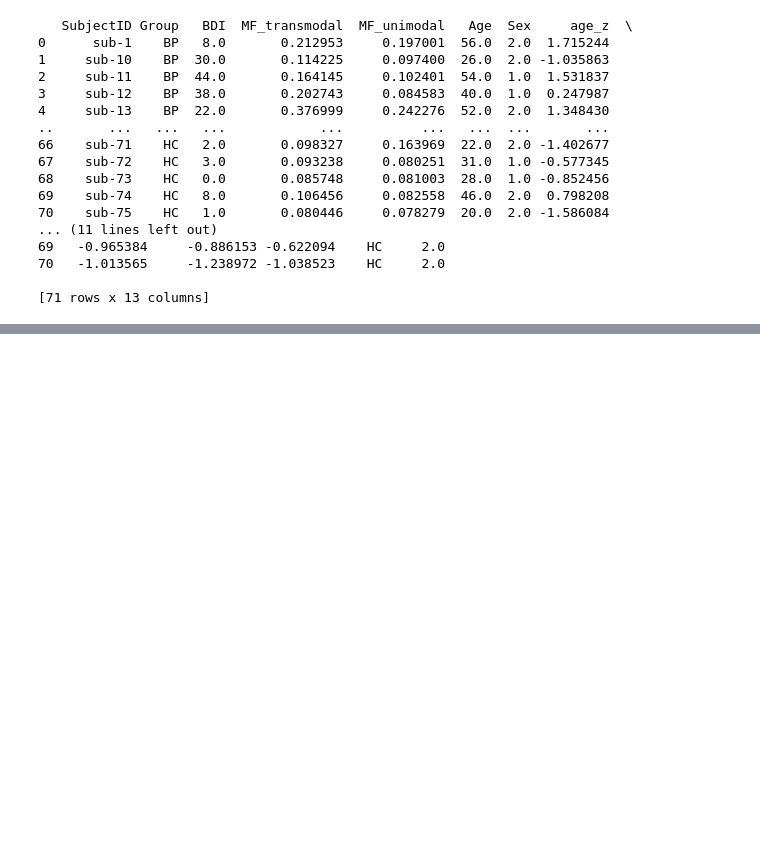
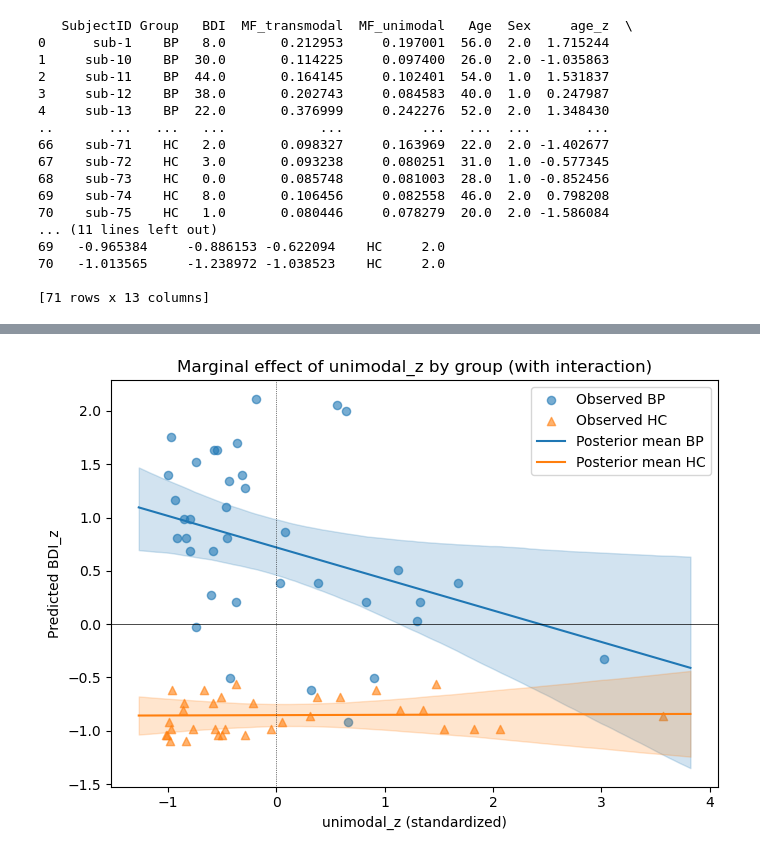
Before and after one commit to kaanka5312/FrequencySliding, a Jupyter notebook: Python/MF.ipynb, the cells around one changed output, grey strips where cells are left out. Cells and saved outputs as stored; diff of their text form; code cells hidden in the pictures; blank space fills up the shorter version.

```diff
--- a/Python/MF.ipynb
+++ b/Python/MF.ipynb
@@ -986,0 +1087,99 @@ After transpose, b_mat shape: (8000, 6)
+# %%
+import numpy as np
+import matplotlib.pyplot as plt
+import arviz as az
+
+# -----------------------------
+# 0. Sanity: inspect dims
+# -----------------------------
+# post_s stacks chain+draw to a single 'sample' dim
+post_s = idata_grp2.posterior.stack(sample=("chain","draw"))
+alpha_da = post_s["alpha"]  # dims: ('group', 'sample')
+alpha_da = alpha_da.transpose("sample", "group")  # shape: (samples, groups)
+alpha_mat = alpha_da.values  # (samples, 2)
+alpha_BP = alpha_mat[:, 0]
+alpha_HC = alpha_mat[:, 1]
+
+term_idx = {
+    "unimodal_z": 0,
+    "transmodal_z": 1,
+    "age_z": 2,
+    "unimodal_z:group_HC": 3,
+    "sex": 4
+}
+
+# The beta param
+# Extract betas
+b_da = post_s["b"].transpose("sample", "term")  # ensures (sample, term)
+print(b_da)
+b_u   = post_s["b"].sel(term="unimodal_z").values
+b_t   = post_s["b"].sel(term="transmodal_z").values
+b_a   = post_s["b"].sel(term="age_z").values
+b_u_g = post_s["b"].sel(term="unimodal_z:group_HC").values
+b_s   = post_s["b"].sel(term="sex").values
+
+u_obs = dat_bmb["unimodal_z"].to_numpy()
+u_min, u_max = u_obs.min(), u_obs.max()
+u_grid = np.linspace(u_min - 0.25, u_max + 0.25, 100)
+u_grid_row = u_grid[None, :]  # (1, G)
+
+T0 = 0.0  # transmodal_z
+A0 = 0.0  # age_z
+S0 = 0.0  # sex (baseline male?)
+
+# BP group (no interaction)
+mu_BP = (
+    alpha_BP[:, None]
+    + b_u[:, None] * u_grid_row
+    + b_t[:, None] * T0
+    + b_a[:, None] * A0
+    + b_s[:, None] * S0
+)
+
+# HC group (interaction active)
+mu_HC = (
+    alpha_HC[:, None]
+    + (b_u[:, None] + b_u_g[:, None]) * u_grid_row
+    + b_t[:, None] * T0
+    + b_a[:, None] * A0
+    + b_s[:, None] * S0
+)
+
+def summarize_grid(draws_2d):
+    mean_ = draws_2d.mean(axis=0)
+    lower = np.quantile(draws_2d, 0.025, axis=0)
+    upper = np.quantile(draws_2d, 0.975, axis=0)
+    return mean_, lower, upper
+
+bp_mean, bp_lo, bp_hi = summarize_grid(mu_BP)
+hc_mean, hc_lo, hc_hi = summarize_grid(mu_HC)
+
+obs_u = dat_bmb["unimodal_z"].to_numpy()
+obs_y = dat_bmb["BDI_z"].to_numpy()
+obs_group = dat_bmb["group"].to_numpy()
+
+plt.figure(figsize=(7,5))
+
+# Scatter: Observed data
+plt.scatter(obs_u[obs_group=="BP"], obs_y[obs_group=="BP"],
+            alpha=0.6, s=35, label="Observed BP", marker="o")
+plt.scatter(obs_u[obs_group=="HC"], obs_y[obs_group=="HC"],
+            alpha=0.6, s=35, label="Observed HC", marker="^")
+
+# Posterior means
+plt.plot(u_grid, bp_mean, color="C0", label="Posterior mean BP")
+plt.plot(u_grid, hc_mean, color="C1", label="Posterior mean HC")
+
+# Credible intervals
+plt.fill_between(u_grid, bp_lo, bp_hi, color="C0", alpha=0.2)
+plt.fill_between(u_grid, hc_lo, hc_hi, color="C1", alpha=0.2)
+
+plt.axhline(0, color="k", lw=0.5)
+plt.axvline(0, color="k", lw=0.5, ls=":")
+plt.xlabel("unimodal_z (standardized)")
+plt.ylabel("Predicted BDI_z")
+plt.title("Marginal effect of unimodal_z by group (with interaction)")
+plt.legend()
+plt.tight_layout()
+plt.show()
+# %% [output]
@@ -986,0 +1199 @@ After transpose, b_mat shape: (8000, 6)
+[figure, added]
```
Also changed, not shown: parts of 13 cells of this notebook.
